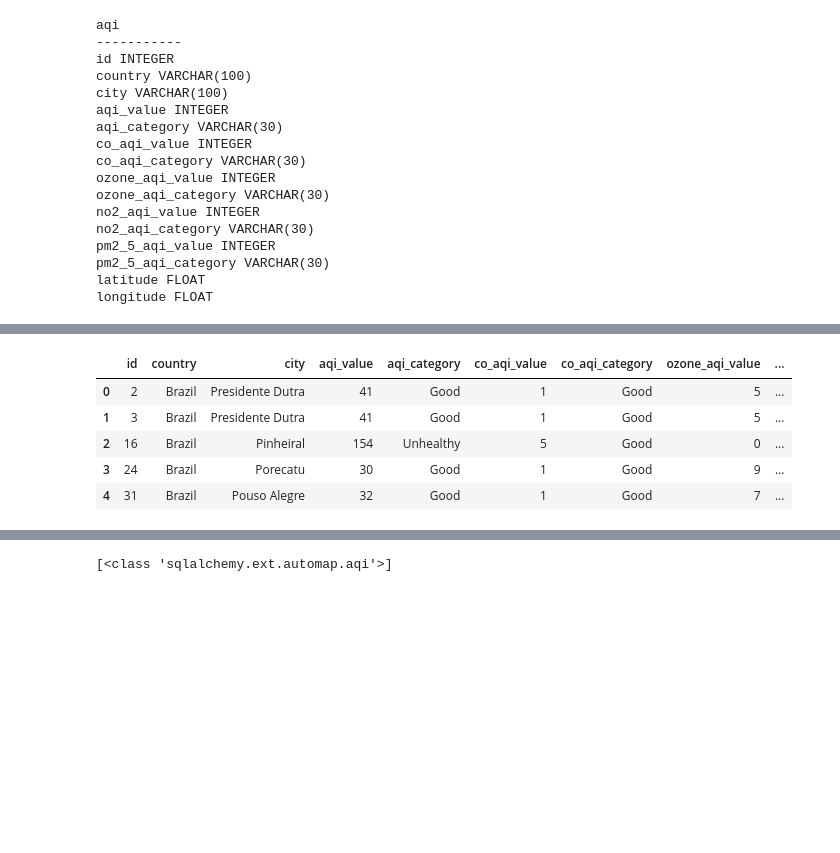
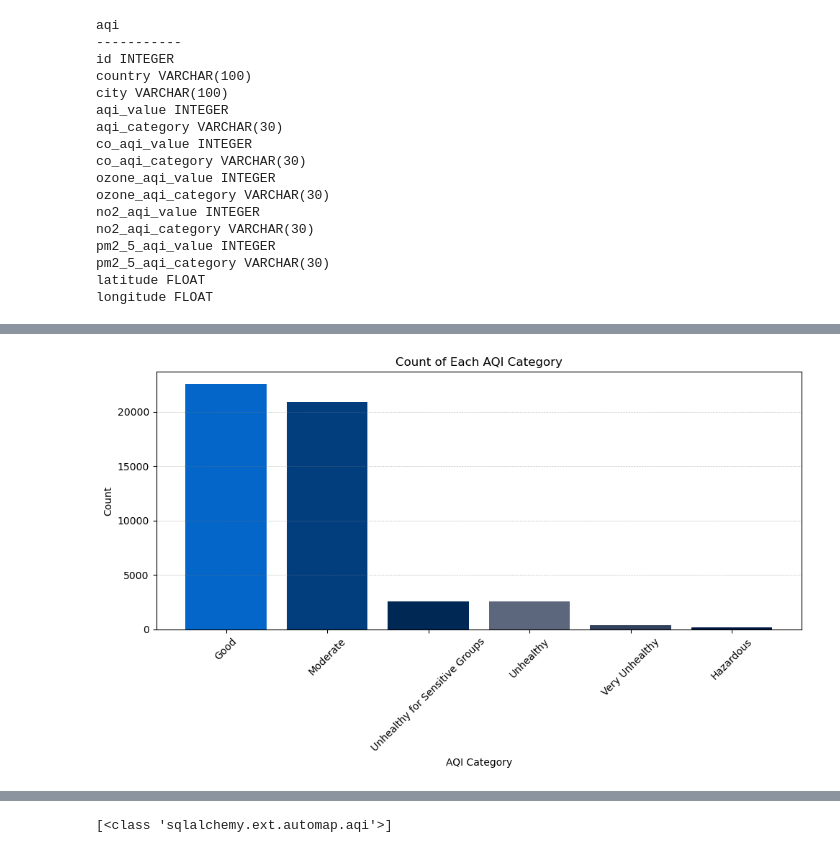
Before and after one commit to andrew-m-vick/project-3-group-08, a Jupyter notebook: Resources/aqi.ipynb, the cells around one changed output, grey strips where cells are left out. Cells and saved outputs as stored; diff of their text form; code cells hidden in the pictures; blank space fills up the shorter version.

Commit message:
Adding my query for bar chart

```diff
--- a/Resources/aqi.ipynb
+++ b/Resources/aqi.ipynb
@@ -93,16 +161,32 @@ longitude FLOAT
 # %%
 query = """
-    SELECT *
-    FROM aqi
-    WHERE country = "Brazil"
+SELECT aqi_category, COUNT(*) as count
+FROM aqi
+GROUP BY aqi_category
 """
+df = pd.read_sql(query, engine)
 
-df2 = pd.read_sql(text(query), con=engine)
-df2.head()
+# Sorting data by total counts (desc)
+custom_order = ['Good', 'Moderate', 'Unhealthy for Sensitive Groups',
+                'Unhealthy', 'Very Unhealthy', 'Hazardous']
+
+# Create a categorical type with the custom order and assign it to the 'aqi_category' column
+df['aqi_category'] = pd.Categorical(df['aqi_category'], categories=custom_order, ordered=True)
+
+# Sort the DataFrame by the custom order
+df = df.sort_values('aqi_category')
+
+
+
+# Plot the data
+plt.figure(figsize=(10, 6))
+plt.bar(df['aqi_category'], df['count'], color=['#0466C8', '#023E7D', '#002855', '#5C677D', '#33415C', '#001845'])
+plt.xlabel('AQI Category')
+plt.ylabel('Count')
+plt.title('Count of Each AQI Category')
+plt.xticks(rotation=45)
+plt.tight_layout()
+plt.grid(True, axis='y', color='gray', alpha=0.5, linestyle='--', linewidth=0.5)
+plt.show()
 # %% [output]
-|  | id | country | city | aqi_value | aqi_category | co_aqi_value | co_aqi_category | ozone_aqi_value | ... |
-| 0 | 2 | Brazil | Presidente Dutra | 41 | Good | 1 | Good | 5 | ... |
-| 1 | 3 | Brazil | Presidente Dutra | 41 | Good | 1 | Good | 5 | ... |
-| 2 | 16 | Brazil | Pinheiral | 154 | Unhealthy | 5 | Good | 0 | ... |
-| 3 | 24 | Brazil | Porecatu | 30 | Good | 1 | Good | 9 | ... |
-| 4 | 31 | Brazil | Pouso Alegre | 32 | Good | 1 | Good | 7 | ... |
+[figure, added]
```
Also changed, not shown: parts of 4 cells of this notebook, 1 other file.
